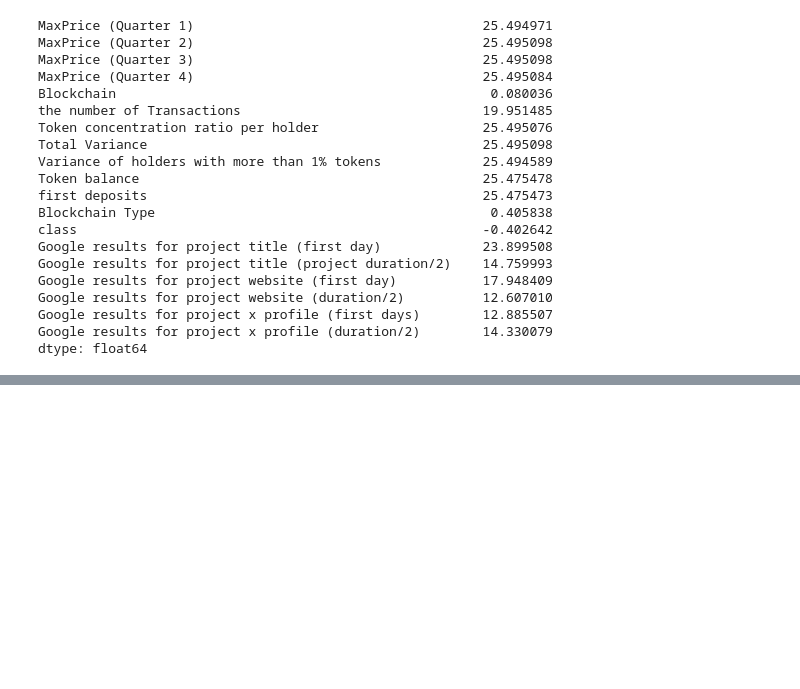
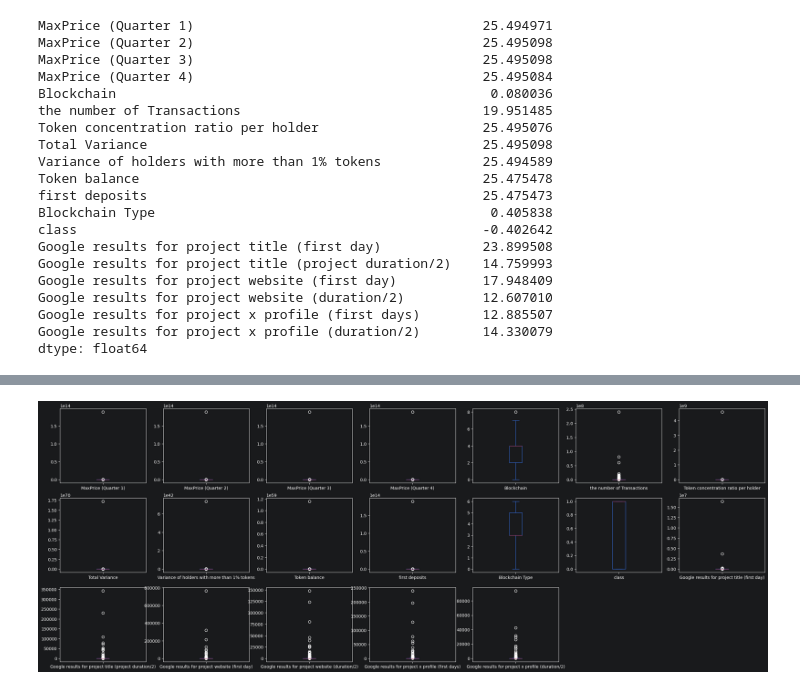
Before and after one commit to Luero/ML_RugPull_Detector, a Jupyter notebook: TM-RugPull initial analysis.ipynb, the cells around one changed output, grey strips where cells are left out. Cells and saved outputs as stored; diff of their text form; code cells hidden in the pictures; blank space fills up the shorter version.

```diff
--- a/TM-RugPull initial analysis.ipynb
+++ b/TM-RugPull initial analysis.ipynb
@@ -234,0 +297,7 @@ dtype: float64
+# %%
+# Box and Whisker Plots
+
+train_set.plot(kind='box', subplots=True, layout=(8,7), sharex=False, sharey=False,figsize=[30, 30])
+pyplot.show()
+# %% [output]
+[figure, added]
```
Also changed, not shown: parts of 10 cells of this notebook.
